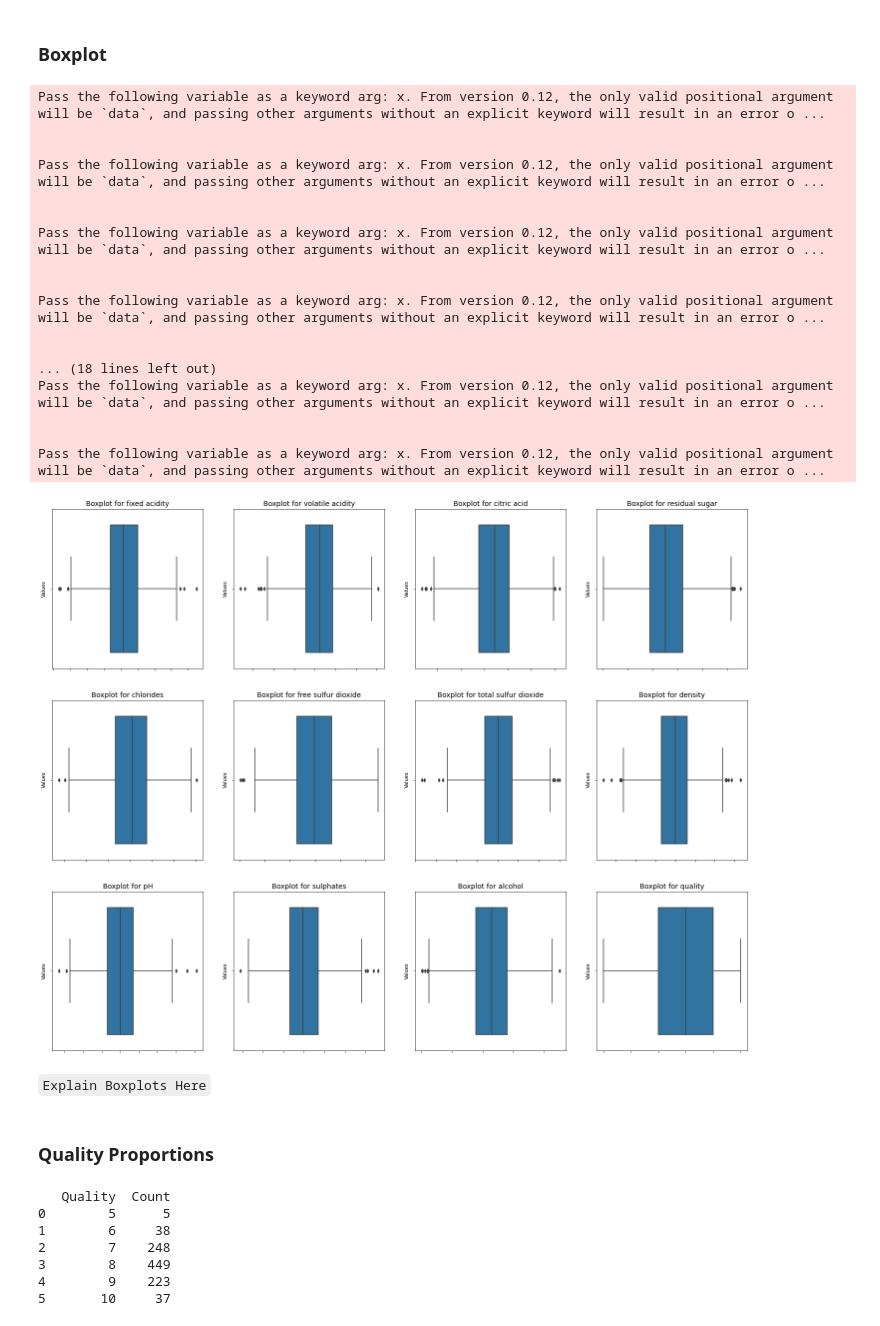
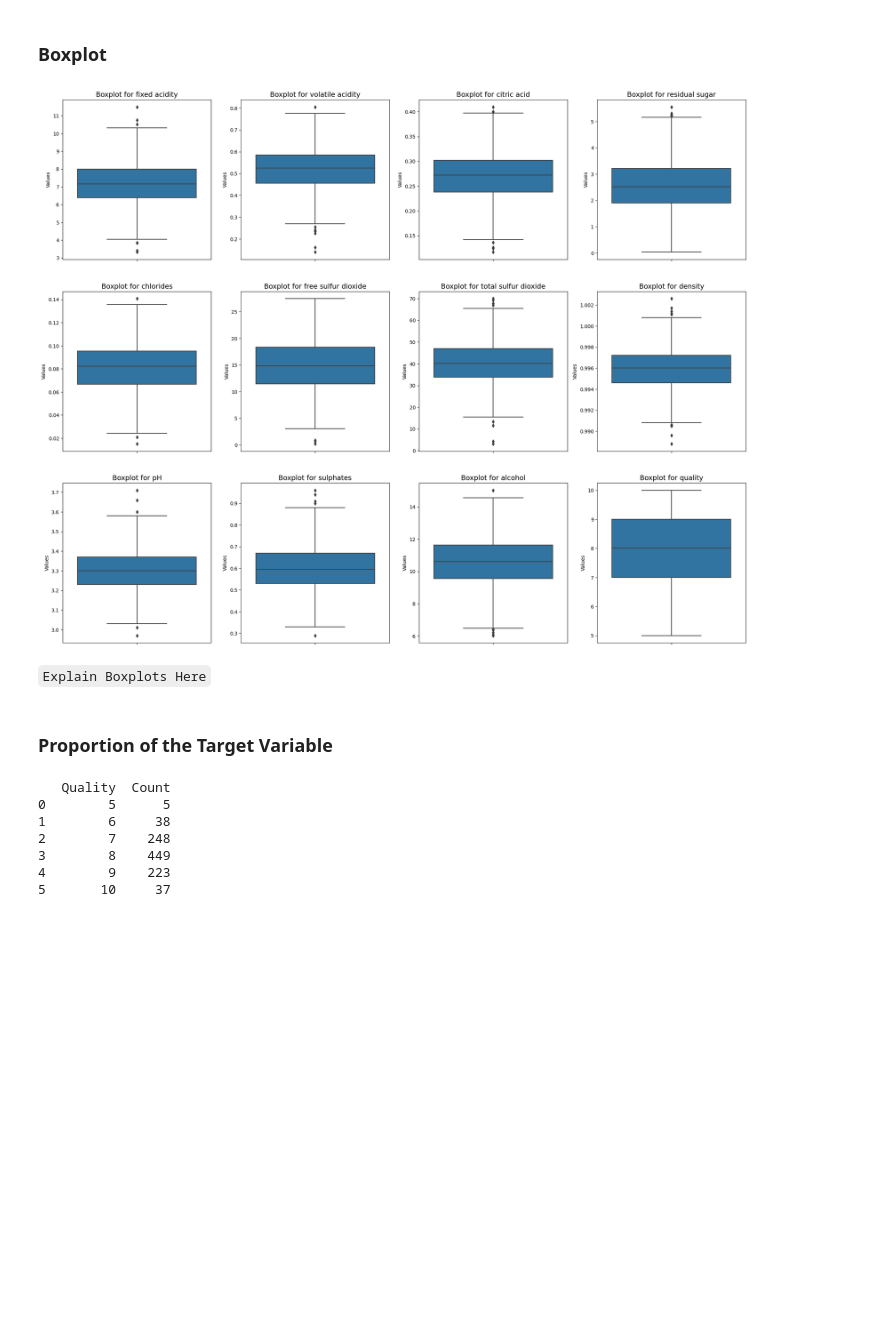
Before and after one commit to maikeljh/TubesProbstatGan, a Jupyter notebook: src/main.ipynb, the cells around one changed output. Saved outputs shown, nothing was run; the diff lists cells and outputs as text; code cells hidden in the pictures; blank space fills up the shorter version.

```diff
--- a/src/main.ipynb
+++ b/src/main.ipynb
@@ -204,39 +206,22 @@ plt.show()
 # %%
 # Examine the boxplot of each columns
 # Create the subplot grid
 fig, ax = plt.subplots(3, 4, figsize=(25, 20))
 
 # Loop through the numerical columns
 for i, col in enumerate(df.columns):
-    sns.boxplot(df[col].values, ax=ax[i // 4][i % 4])
+    sns.boxplot(y=df[col].values, ax=ax[i // 4][i % 4])
     ax[i // 4][i % 4].set_title(f'Boxplot for {col}', fontsize=14)
     ax[i // 4][i % 4].set_ylabel('Values')
     ax[i // 4][i % 4].set_xticklabels('')
 
 plt.show()
 # %% [output]
-Pass the following variable as a keyword arg: x. From version 0.12, the only valid positional argument will be `data`, and passing other arguments without an explicit keyword will result in an error o ...
-
-
-Pass the following variable as a keyword arg: x. From version 0.12, the only valid positional argument will be `data`, and passing other arguments without an explicit keyword will result in an error o ...
-
-
-Pass the following variable as a keyword arg: x. From version 0.12, the only valid positional argument will be `data`, and passing other arguments without an explicit keyword will result in an error o ...
-
-
-Pass the following variable as a keyword arg: x. From version 0.12, the only valid positional argument will be `data`, and passing other arguments without an explicit keyword will result in an error o ...
-
-
-... (18 lines left out)
-Pass the following variable as a keyword arg: x. From version 0.12, the only valid positional argument will be `data`, and passing other arguments without an explicit keyword will result in an error o ...
-
-
-Pass the following variable as a keyword arg: x. From version 0.12, the only valid positional argument will be `data`, and passing other arguments without an explicit keyword will result in an error o ...
-[figure, old version]
+[figure, new version]
 # %% [markdown]
 `Explain Boxplots Here`
-# %% [markdown]
-### Quality Proportions
+# %% [markdown]
+### Proportion of the Target Variable
 # %%
 # Plot class distribution
 def plot_classes(y):
```
Also changed, not shown: parts of 24 cells of this notebook, 1 other file.
